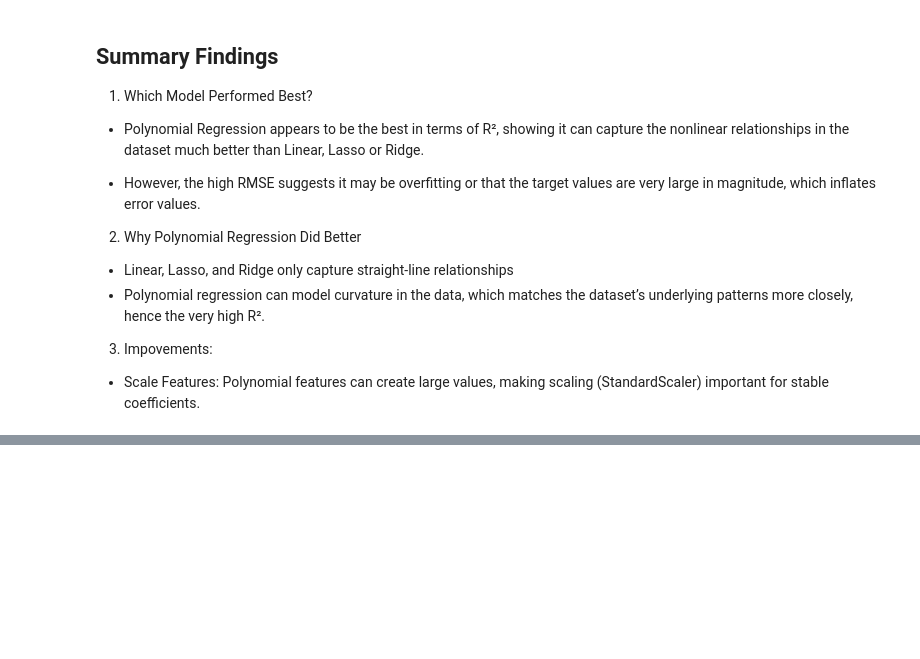
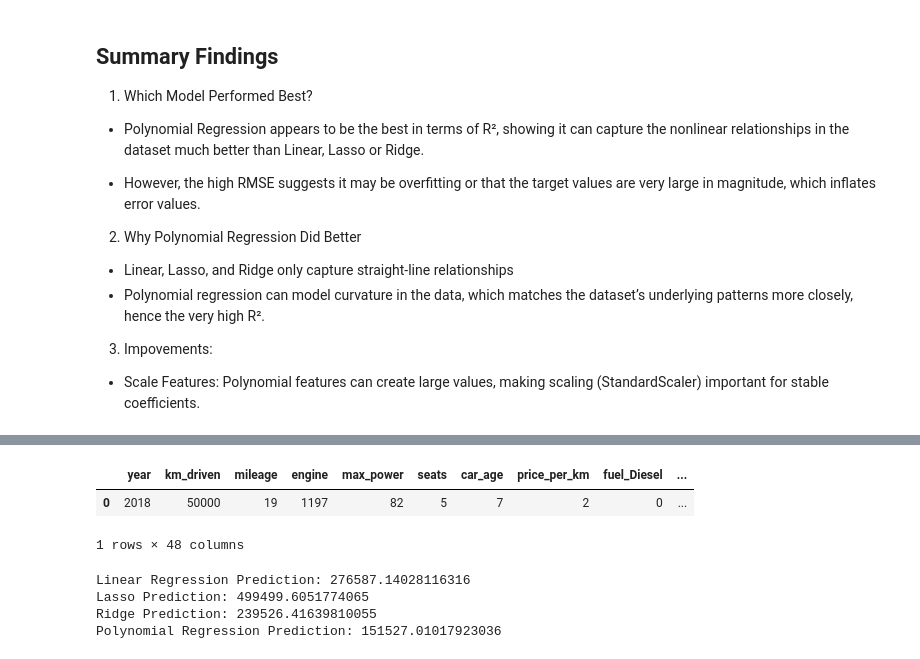
Before and after one commit to Kimaiyoo/car_price_prediction, a Jupyter notebook: car_price_prediction.ipynb, the cells around one changed output, grey strips where cells are left out. Saved outputs shown, nothing was run; the diff lists cells and outputs as text; code cells hidden in the pictures; blank space fills up the shorter version.

```diff
--- a/car_price_prediction.ipynb
+++ b/car_price_prediction.ipynb
@@ -677,8 +698,8 @@ plt.show()
 # %%
 # Use GridSearchCV to find the best alpha value for Ridge Regression.
 param_grid = {'alpha': [0.01, 0.1, 1, 10, 50, 100, 200]}
-ridge = Ridge(random_state=42)
-grid_search = GridSearchCV(ridge, param_grid, cv=5, scoring='r2')
+ridge2 = Ridge(random_state=42)
+grid_search = GridSearchCV(ridge2, param_grid, cv=5, scoring='r2')
 grid_search.fit(X_train, y_train)
 
 print("Best alpha:", grid_search.best_params_)
@@ -689,7 +710,12 @@ Best R^2 score: 0.9450725973417022
 # %%
-from sklearn.pipeline import make_pipeline
+from sklearn.pipeline import Pipeline
 
 #  Try Polynomial Regression on the dataset.
-poly_reg = make_pipeline(PolynomialFeatures(degree=2), LinearRegression())
-poly_reg.fit(X_train, y_train)
+poly_pipeline = Pipeline([
+    ("scaler", StandardScaler()),
+    ("poly", PolynomialFeatures(degree=2, include_bias=False)),
+    ("model", LinearRegression())
+])
+
+poly_pipeline.fit(X_train, y_train)
 # %% [output]
@@ -725,0 +773,48 @@ Polynomial regression RMSE:  14133.734453523179
+# %%
+# Sample input as a single-row DataFrame
+sample_input = pd.DataFrame([{
+    "year": 2018,
+    "km_driven": 50000,
+    "fuel": "Petrol",
+    "seller_type": "Individual",
+    "transmission": "Manual",
+    "owner": "First Owner",
+    "mileage": 19.5,
+    "engine": 1197,
+    "max_power": 82,
+    "seats": 5,
+    "car_age": 7,
+    "price_per_km": 2.5,
+    "brand": "Maruti"
+}])
+
+# Apply get_dummies(to match training)
+sample_encoded = pd.get_dummies(
+    sample_input,
+    columns=['fuel', 'seller_type', 'transmission', 'owner', 'brand'],
+    drop_first=True
+).astype(int)
+
+sample_encoded = sample_encoded.reindex(columns=X_train.columns, fill_value=0)
+sample_scaled = scaler.fit_transform(sample_encoded)
+sample_encoded
+# %% [output]
+|  | year | km_driven | mileage | engine | max_power | seats | car_age | price_per_km | fuel_Diesel | ... |
+| 0 | 2018 | 50000 | 19 | 1197 | 82 | 5 | 7 | 2 | 0 | ... |
+1 rows × 48 columns
+# %%
+# Predict using all models
+linear_pred = linear_reg.predict(sample_encoded)[0]
+lasso_pred = lasso.predict(sample_scaled)[0]
+ridge_pred = ridge.predict(sample_encoded)[0]
+poly_pred = poly_pipeline.predict(sample_encoded)[0]
+
+print(f"Linear Regression Prediction: {linear_pred}")
+print(f"Lasso Prediction: {lasso_pred}")
+print(f"Ridge Prediction: {ridge_pred}")
+print(f"Polynomial Regression Prediction: {poly_pred}")
+# %% [output]
+Linear Regression Prediction: 276587.14028116316
+Lasso Prediction: 499499.6051774065
+Ridge Prediction: 239526.41639810055
+Polynomial Regression Prediction: 151527.01017923036
```
Also changed, not shown: parts of 26 cells of this notebook, 4 other files.
